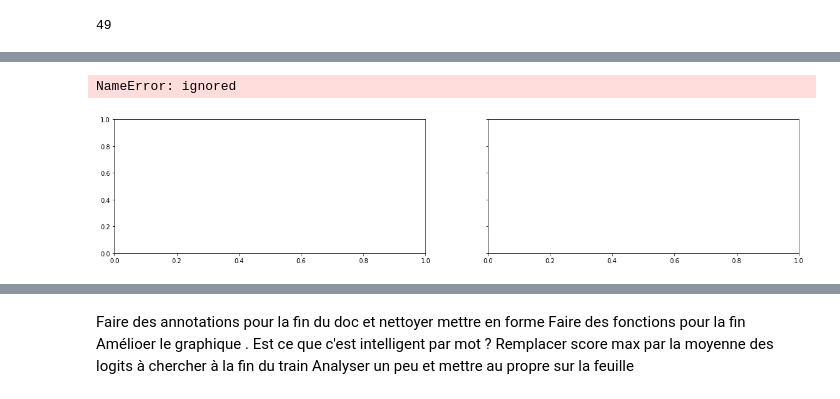
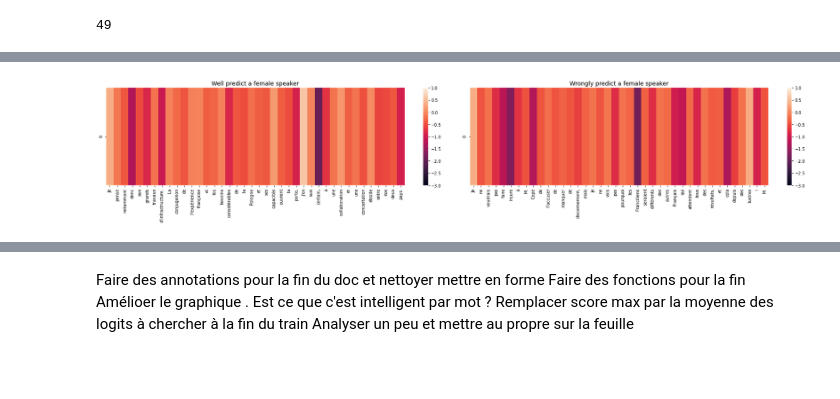
Before and after one commit to cerezamo/NLP_brouillon, a Jupyter notebook: Camembert_v2.ipynb, the cells around one changed output, grey strips where cells are left out. Drawn from its saved outputs; the diff is of its cells as text; code cells hidden in the pictures; blank space fills up the shorter version.

```diff
--- a/Camembert_v2.ipynb
+++ b/Camembert_v2.ipynb
@@ -1039,7 +1044,7 @@ labels = df_balanced_split.sexe.values
 torch.manual_seed(2020)
 torch.cuda.manual_seed_all(2020)
 length = 500
-batch_size_value = 2
+batch_size_value = 16
 length_train=0.9
 
 # Tokenize all of the sentences and map the tokens to thier word IDs.
@@ -1227,3 +1245,5 @@ Training starts
+# %%
+gender_model = torch.load('gender_model_train.pt')
 # %% [markdown]
 Let's compute some statistics on the performance of this final model
 # %%
@@ -1726,7 +1735,7 @@ result
 # %%
-scores_false = [i for i in result[result.index_df==188912].one_score]
+scores_false = [i for i in result[result.index_df==144150].one_score]
 df_plot_false=pd.DataFrame(scores_false).transpose()
-df_plot_false.columns=list(result[result.index_df==188912].Texte)
+df_plot_false.columns=list(result[result.index_df==144150].Texte)
 # %%
 df_plot_false
 # %% [output]
@@ -1735,7 +1744,7 @@ df_plot_false
 # %%
-scores_true = [i for i in result[result.index_df==200850].one_score]
+scores_true = [i for i in result[result.index_df==142205].one_score]
 df_plot_true=pd.DataFrame(scores_true).transpose()
-df_plot_true.columns=list(result[result.index_df==200850].Texte)
+df_plot_true.columns=list(result[result.index_df==142205].Texte)
 # %%
 df_plot_true
 # %% [output]
@@ -1744,16 +1753,25 @@ df_plot_true
 # %%
 import seaborn as sns
 import pandas as pd
 import numpy as np
 import matplotlib.pyplot as plt
 
-fig, (ax1, ax2) = plt.subplots(1,2,figsize=(20,4), sharex=True, sharey=True)
-sns.heatmap(df_plot_false, ax=ax1,vmin=-3,vmax=1)
-sns.heatmap(df_plot_true, ax=ax2,vmin=-3,vmax=1)
+fig = plt.figure(figsize=(25,5))
+
+#  heatmap - female subplot
+fig.add_subplot(121)
+plt.title('Well predict a female speaker', fontsize=14)
+sns.heatmap(df_plot_true, annot=False, fmt='.2f',vmin=-3,vmax=1)
+
+#  heatmap - male subplot
+fig.add_subplot(122)
+plt.title('Wrongly predict a female speaker', fontsize=14)
+sns.heatmap(df_plot_false, annot=False, fmt='.2f',vmin=-3,vmax=1 )
+
+fig.tight_layout()
 plt.show()
 # %% [output]
-NameError: ignored
-[figure, old version]
+[figure, new version]
 # %%
 
 
```
Also changed, not shown: parts of 31 cells of this notebook.
